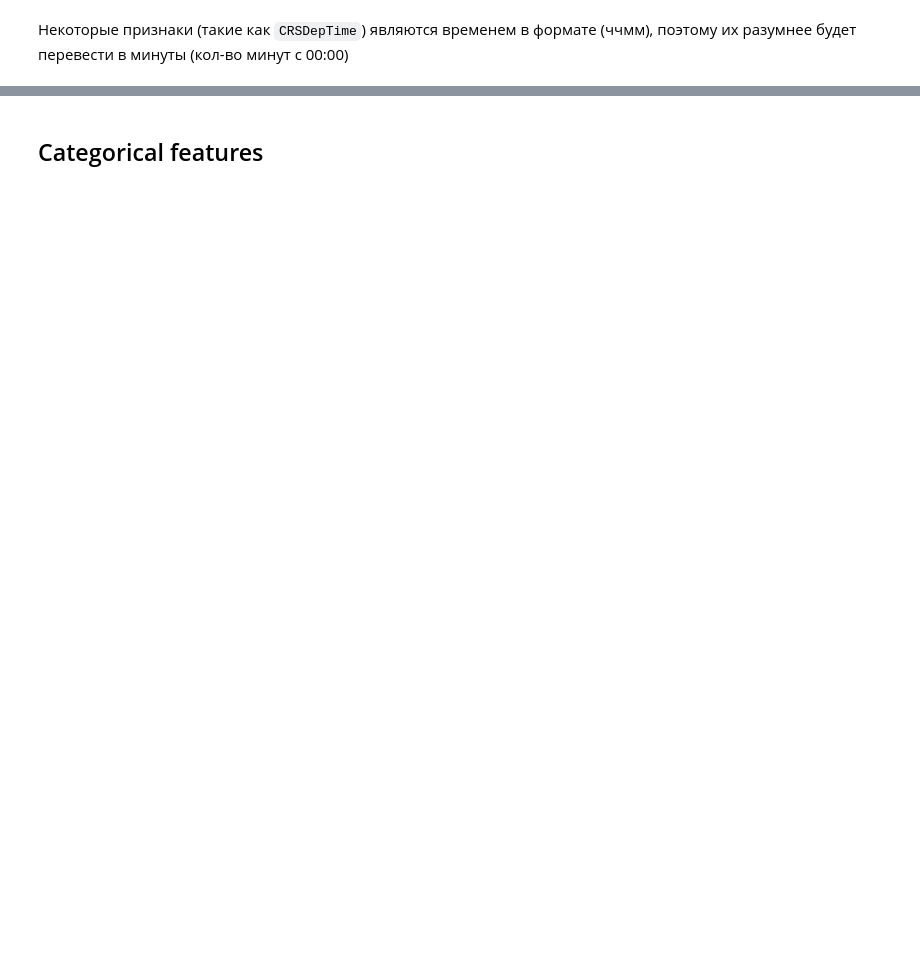
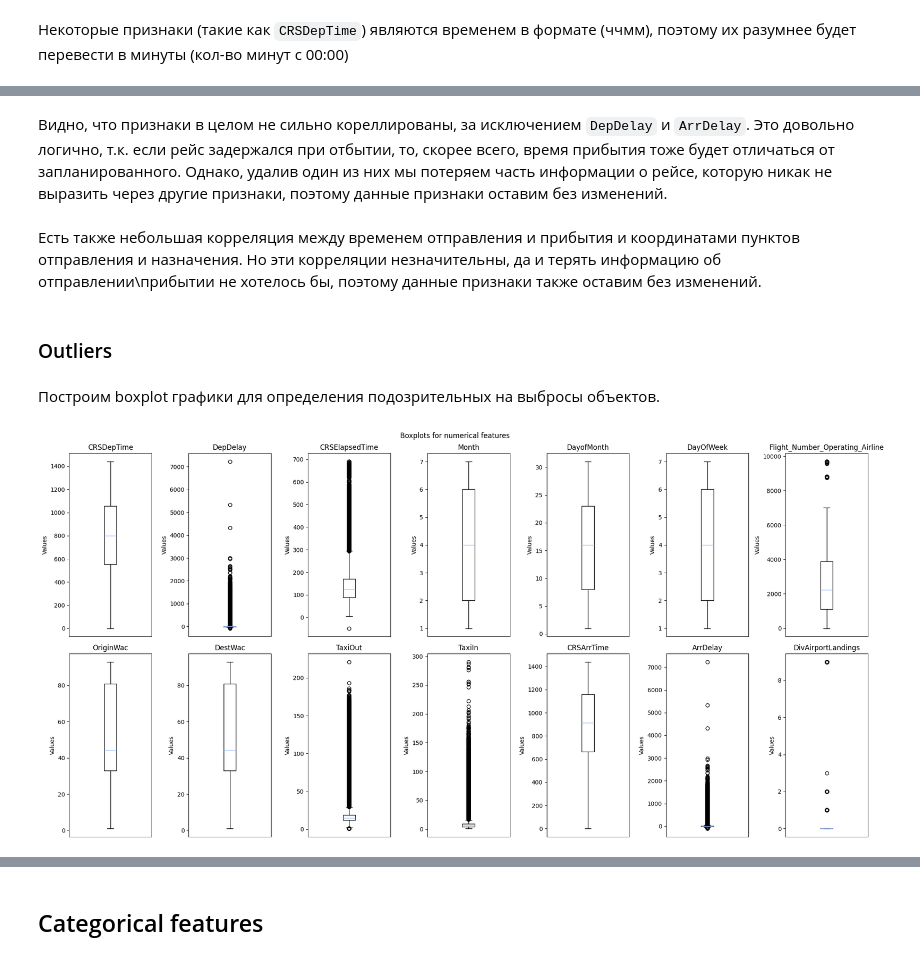
Before and after one commit to Renhas/ML-Course, a Jupyter notebook: Flight Status Prediction/Classification.ipynb, the cells around one changed output, grey strips where cells are left out. Cells and saved outputs as stored; diff of their text form; code cells hidden in the pictures; blank space fills up the shorter version.

```diff
--- a/Flight Status Prediction/Classification.ipynb
+++ b/Flight Status Prediction/Classification.ipynb
@@ -720,0 +754,23 @@ pass
+# %% [markdown]
+Видно, что признаки в целом не сильно кореллированы, за исключением `DepDelay` и `ArrDelay`. Это довольно логично, т.к. если рейс задержался при отбытии, то, скорее всего, время прибытия тоже будет отличаться от запланированного. Однако, удалив один из них мы потеряем часть информации о рейсе, которую никак не выразить через другие признаки, поэтому данные признаки оставим без изменений.
+# %% [markdown]
+Есть также небольшая корреляция между временем отправления и прибытия и координатами пунктов отправления и назначения. Но эти корреляции незначительны, да и терять информацию об отправлении\прибытии не хотелось бы, поэтому данные признаки также оставим без изменений.
+# %% [markdown]
+### Outliers
+# %% [markdown]
+Построим boxplot графики для определения подозрительных на выбросы объектов.
+# %%
+sns.set_palette('coolwarm')
+fig, axs = plt.subplots(2, len(num_fts)//2, figsize=(20, 10))
+fig.suptitle("Boxplots for numerical features")
+for idx, numerical in enumerate(num_fts):
+    idx_row = idx // 7
+    idx_col = idx % 7
+    axs[idx_row, idx_col].title.set_text(numerical)
+    axs[idx_row, idx_col].set_ylabel("Values")
+    axs[idx_row, idx_col].get_xaxis().set_visible(False)
+    axs[idx_row, idx_col].boxplot(prepared_dt[numerical])
+plt.tight_layout()
+plt.show()
+# %% [output]
+[figure, added]
```
Also changed, not shown: parts of 83 cells of this notebook.
